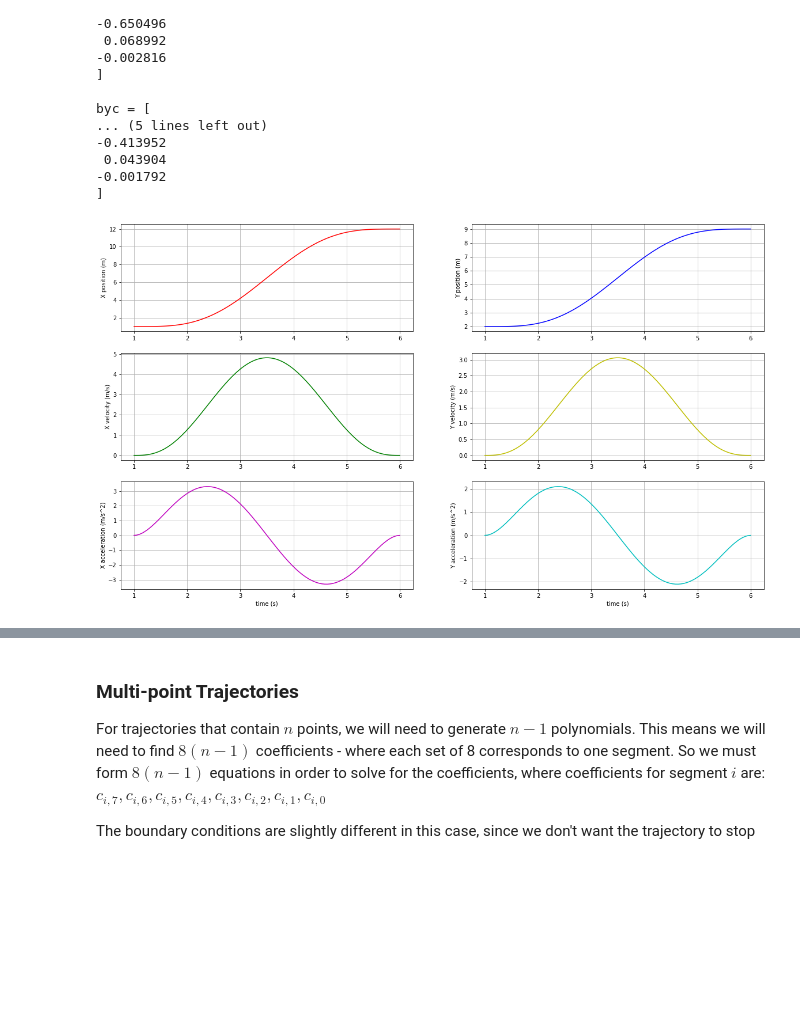
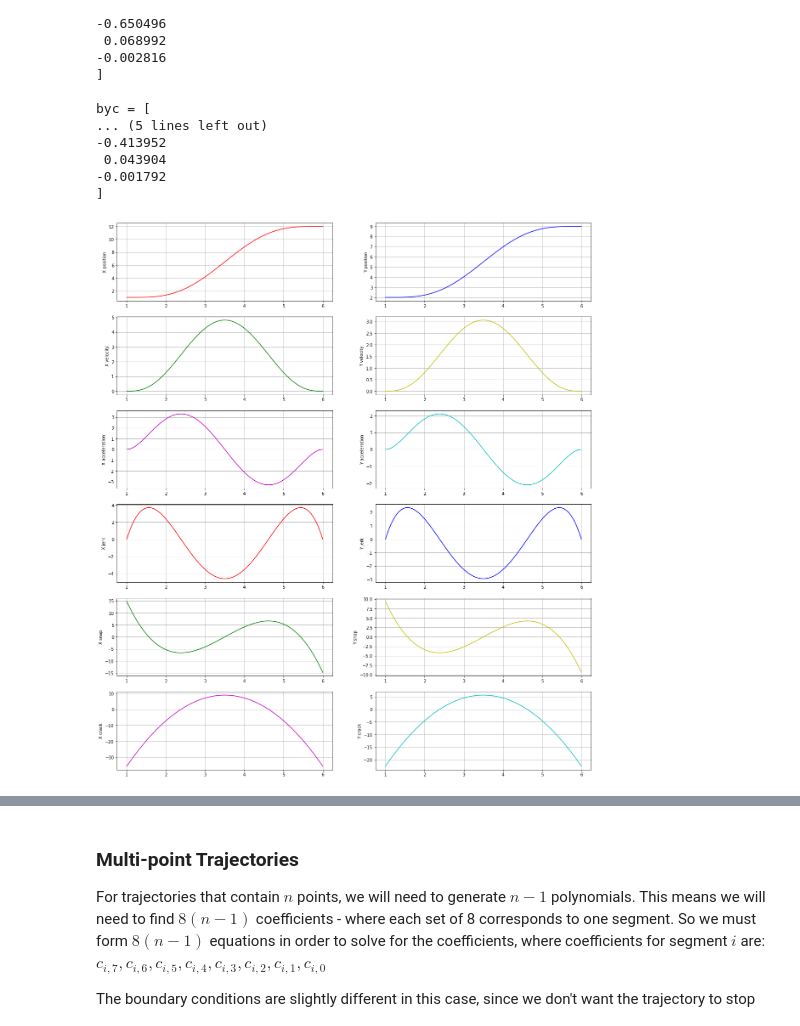
Before and after one commit to tristeng/control, a Jupyter notebook: notebooks/trajector-generator.ipynb, the cells around one changed output, grey strips where cells are left out. Drawn from its saved outputs; the diff is of its cells as text; code cells hidden in the pictures; blank space fills up the shorter version.

```diff
--- a/notebooks/trajector-generator.ipynb
+++ b/notebooks/trajector-generator.ipynb
@@ -269,12 +263,50 @@ def plot_all(tvals, xpoly, ypoly):
+# %%
+plot_colors = ['r', 'b', 'g', 'y', 'm', 'c'] * 2
+derivative_labels = ['position', 'velocity', 'acceleration', 'jerk', 'snap', 'crack', 'pop']
+
+# define a plotting function
+def plot_all(tvals, xpoly, ypoly, numderivatives=3):
+    plt.figure(figsize=(20, 8*numderivatives))
+
+    numplots = 2*numderivatives
+    numcols = 2
+    label_idx = 0
+
+    for plot_idx in range(1, numderivatives*2+1, 2):
+        dlabel = derivative_labels[label_idx]
+
+        # plot x
+        xvals = [xpoly.eval(tval) for tval in tvals]
+        plt.subplot(numplots, numcols, plot_idx)
+        plt.plot(tvals, xvals, plot_colors[plot_idx-1])
+        plt.ylabel(f'X {dlabel}')
+        plt.grid(True)
+
+        plot_idx += 1
+
+        # plot y
+        yvals = [ypoly.eval(tval) for tval in tvals]
+        plt.subplot(numplots, numcols, plot_idx)
+        plt.plot(tvals, yvals, plot_colors[plot_idx-1])
+        plt.ylabel(f'Y {dlabel}')
+        plt.grid(True)
+
+        # compute next derivative
+        xpoly = xpoly.diff(t)
+        ypoly = ypoly.diff(t)
+
+        label_idx += 1
+
+    plt.show()
 # %%
 # create the polynomials so we can differentiate them to get our various commanded position, velocity and accelleration curves
-bxpoly = sympy.Poly(reversed(bxc.transpose()[0]), t)
-bypoly = sympy.Poly(reversed(byc.transpose()[0]), t)
+bxpoly = sp.Poly(reversed(bxc.transpose()[0]), t)
+bypoly = sp.Poly(reversed(byc.transpose()[0]), t)
 
 # create our t values over the specified range
 tvals = np.linspace(startt, endt, 100)
 
 # display the position, velocity and acceleration curves
-plot_all(tvals, bxpoly, bypoly)
+plot_all(tvals, bxpoly, bypoly, numderivatives=6)
 # %% [output]
-[figure, old version]
+[figure, new version]
```
Also changed, not shown: parts of 17 cells of this notebook, 1 other file.
